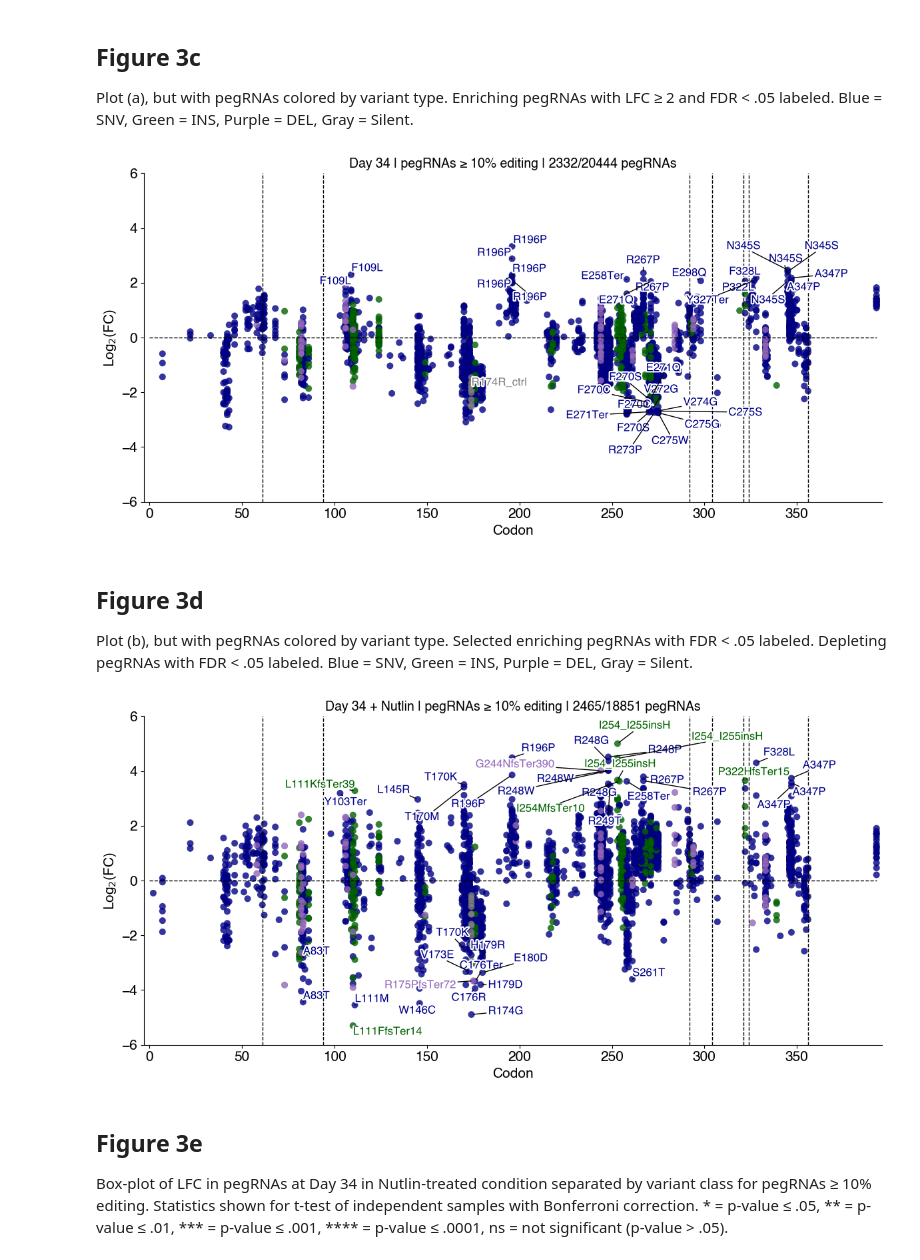
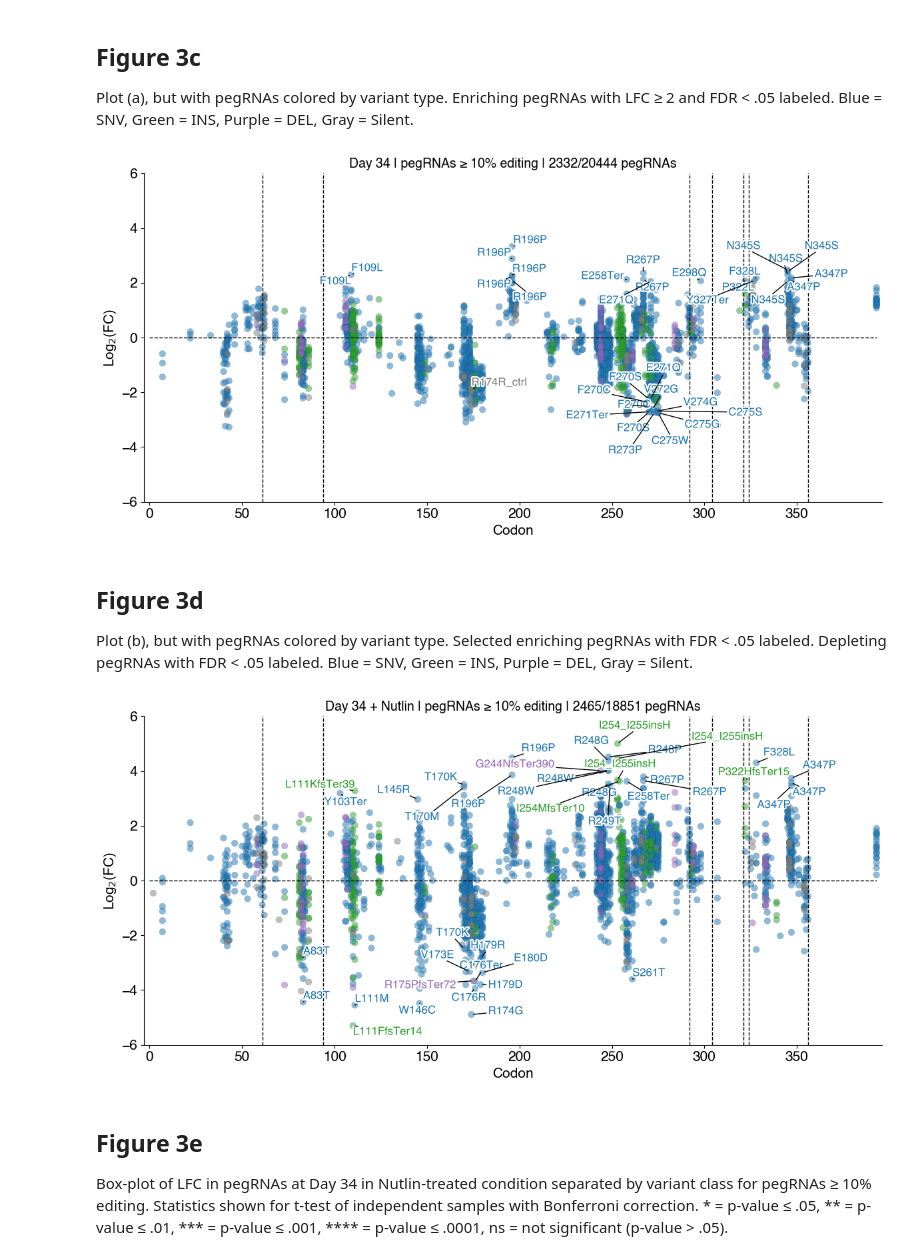
Before and after one commit to samgould2/p53-prime-editing-sensor, a Jupyter notebook: figure3.ipynb, the cells around one changed output. Saved outputs shown, nothing was run; the diff lists cells and outputs as text; code cells hidden in the pictures.

```diff
--- a/figure3.ipynb
+++ b/figure3.ipynb
@@ -219,12 +222,21 @@ p = d34[(d34['corr_perc_backsub']>=corr_perc_min) & (d34['corr_perc_backsub']<=c
 bb = pd.merge(bb, p, on='peg_id')
 
 
-c_dict = {'SNV':'darkblue', 'INS':'darkgreen', 'DEL':'tab:purple', 'ONV':'grey'}
+c_dict = {'SNV':'tab:blue', 'INS':'tab:green', 'DEL':'tab:purple', 'Silent':'tab:grey'}
 
-bb['color'] = [c_dict[i] for i in bb['variant_type']]
+#coloring based on SNV, INS, DEL, or silent
+type_var = []
+for i, val in enumerate(bb['variant_type']):
+    s = bb['classification'][i]
+    if s=='Silent':
+        type_var.append('Silent')
+    else:
+        type_var.append(val)
+
+bb['color'] = [c_dict[i] for i in type_var]
 
 
-g = ax.scatter(data = bb, x='codon', y='LFC', c='color', alpha=.8, s=50, edgecolor='black', linewidths=.1)
+g = ax.scatter(data = bb, x='codon', y='LFC', c='color', alpha=.5, s=50, edgecolor='black', linewidths=.1)
 
 ax.plot([0,393],[0,0], linewidth=1, linestyle='dashed', color='black')
 ax.set_title(f"Day 34 | pegRNAs ≥ {corr_perc_min}% editing | {len(bb)}/{len(d34)} pegRNAs", fontsize=14)
@@ -263,12 +275,15 @@ bb2 = pd.concat((bbb1, bbb2, fh1))
 t = list(bb2['Gene'])
 x=list(bb2['codon'])
 y = list(bb2['LFC'])
-c = list(bb2['variant_type'])
+#c = list(bb2['variant_type'])
+c = list(bb2['color'])
 #adjust_text(texts, x, y, arrowprops=dict(arrowstyle="->", color='r', lw=0.5))
 
-c_dict = {'SNV':'darkblue', 'INS':'darkgreen', 'DEL':'tab:purple', 'ONV':'grey'}
+#c_dict = {'SNV':'darkblue', 'INS':'darkgreen', 'DEL':'tab:purple', 'ONV':'grey'}
+c_dict = {'SNV':'tab:blue', 'INS':'tab:green', 'DEL':'tab:purple', 'Silent':'tab:grey'}
 
-texts = [ax.text(x[i], y[i], t[i], fontsize=12, color=c_dict[c[i]], path_effects=[PathEffects.withStroke(linewidth=3,
+
+texts = [ax.text(x[i], y[i], t[i], fontsize=12, color=c[i], path_effects=[PathEffects.withStroke(linewidth=3,
                                                                                   foreground="w")]) for i in range(len(x))] #bbox = dict(boxstyle = 'round,pad=0.5', fc = 'white', alpha = .9)
 
 
@@ -277,7 +292,7 @@ adjust_text(texts,only_move={'points':'y', 'texts':'xy'}, ax=ax, arrowprops=dict
 
 fig.tight_layout()
 # %% [output]
-[figure, old version]
+[figure, new version]
 # %% [markdown]
 ## Figure 3d
 
@@ -302,13 +317,22 @@ p = d34[(d34['corr_perc_backsub']>=corr_perc_min) & (d34['corr_perc_backsub']<=c
 
 bb = pd.merge(bb, p, on='peg_id')
 
+#c_dict = {'SNV':'darkblue', 'INS':'darkgreen', 'DEL':'tab:purple', 'ONV':'grey'}
+c_dict = {'SNV':'tab:blue', 'INS':'tab:green', 'DEL':'tab:purple', 'Silent':'tab:grey'}
 
-c_dict = {'SNV':'darkblue', 'INS':'darkgreen', 'DEL':'tab:purple', 'ONV':'grey'}
+#coloring based on SNV, INS, DEL, or silent
+type_var = []
+for i, val in enumerate(bb['variant_type']):
+    s = bb['classification'][i]
+    if s=='Silent':
+        type_var.append('Silent')
+    else:
+        type_var.append(val)
 
-bb['color'] = [c_dict[i] for i in bb['variant_type']]
+bb['color'] = [c_dict[i] for i in type_var]
 
 
-g = ax.scatter(data = bb, x='codon', y='LFC', c='color', alpha=.8, s=50, edgecolor='black', linewidths=.1)
+g = ax.scatter(data = bb, x='codon', y='LFC', c='color', alpha=.5, s=50, edgecolor='black', linewidths=.1)
 
 ax.plot([0,393],[0,0], linewidth=1, linestyle='dashed', color='black')
 ax.set_title(f"Day 34 + Nutlin | pegRNAs ≥ {corr_perc_min}% editing | {len(bb)}/{len(d34)} pegRNAs", fontsize=14)
@@ -331,37 +355,38 @@ for bound in boundaries:
 
 #pegRNA annotation
 #text annotation code
 cutoff = 3.4
 min_cutoff = -4
 
 bbb1 = bb[bb['LFC']>=cutoff]
 
 bbb2 = bb[bb['LFC']<=-.5]
 bbb2 = bbb2[bbb2['FDR_below_.05']==True]
 
 first_half = bb[bb['codon']<=160]
 fh1 = first_half[first_half['LFC']>=2.5]
 
 bb2 = pd.concat((bbb1, bbb2, fh1))
 
 t = list(bb2['Gene'])
 x=list(bb2['codon'])
 y = list(bb2['LFC'])
-c = list(bb2['variant_type'])
+c = list(bb2['color'])
 #adjust_text(texts, x, y, arrowprops=dict(arrowstyle="->", color='r', lw=0.5))
 
-c_dict = {'SNV':'darkblue', 'INS':'darkgreen', 'DEL':'tab:purple', 'ONV':'grey'}
+#c_dict = {'SNV':'darkblue', 'INS':'darkgreen', 'DEL':'tab:purple', 'ONV':'grey'}
+c_dict = {'SNV':'tab:blue', 'INS':'tab:green', 'DEL':'tab:purple', 'ONV':'tab:grey'}
 
-texts = [ax.text(x[i], y[i], t[i], fontsize=12, color=c_dict[c[i]], path_effects=[PathEffects.withStroke(linewidth=3,
+texts = [ax.text(x[i], y[i], t[i], fontsize=12, color=c[i], path_effects=[PathEffects.withStroke(linewidth=3,
                                                                                   foreground="w")]) for i in range(len(x))] #bbox = dict(boxstyle = 'round,pad=0.5', fc = 'white', alpha = .9)
 
 
 adjust_text(texts,only_move={'points':'y', 'texts':'xy'}, ax=ax, arrowprops=dict(arrowstyle="-", linewidth=1, alpha=1, color='black'))
 
 
 fig.tight_layout()
 # %% [output]
-[figure, old version]
+[figure, new version]
 # %% [markdown]
 ## Figure 3e
 
```
Also changed, not shown: parts of 2 cells of this notebook, 1 other file.
